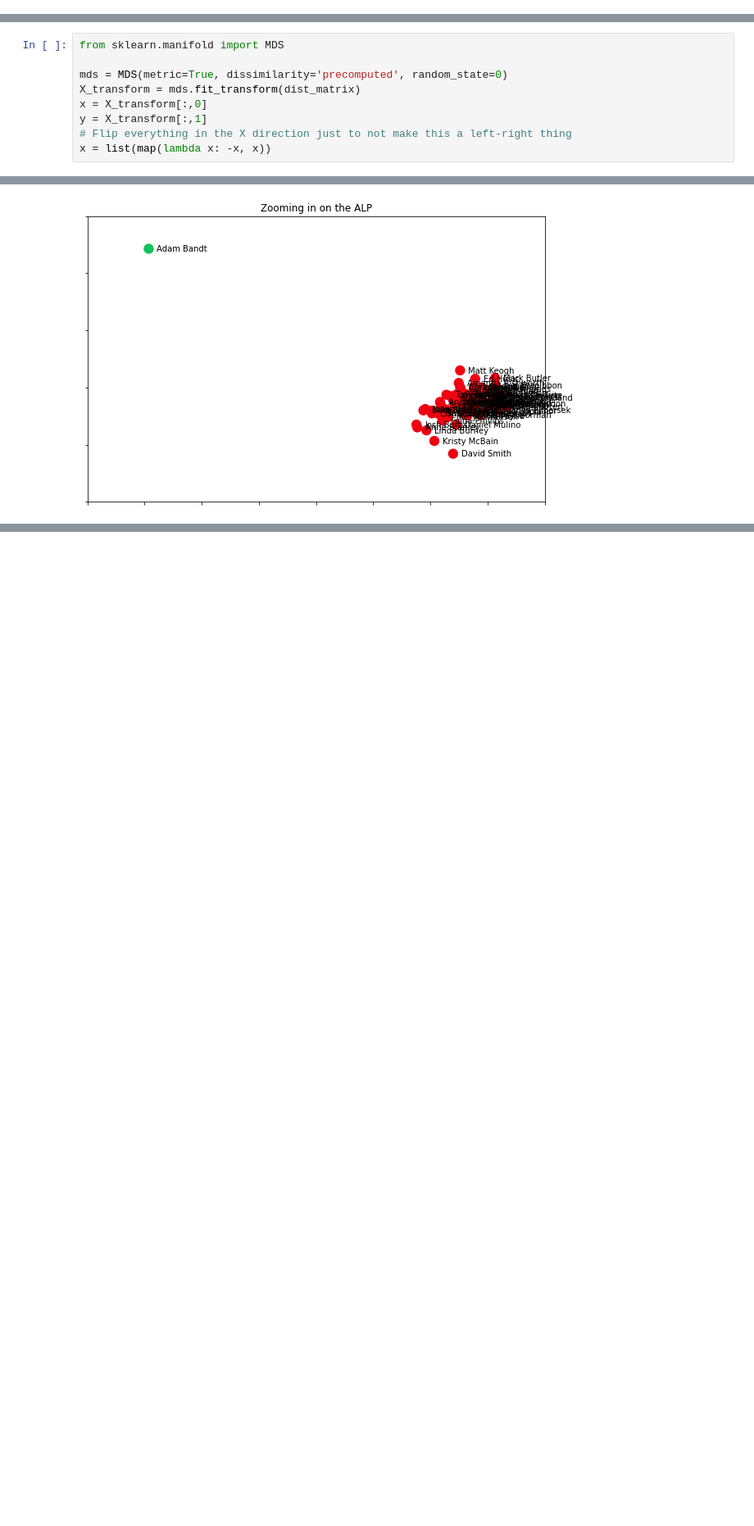
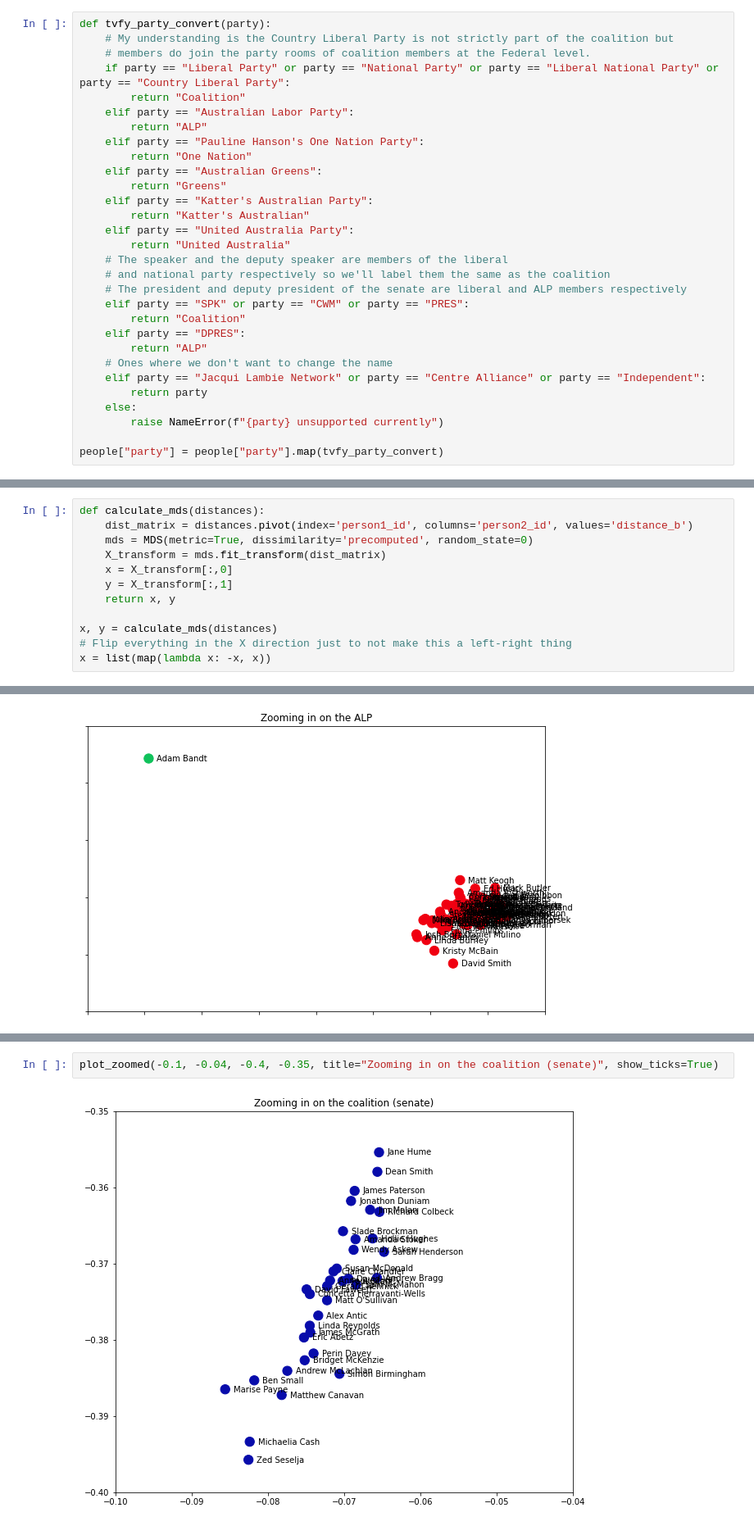
Before and after one commit to openaustralia/visualise-votes-mds, a Jupyter notebook: notebook.ipynb, the cells around one changed output, grey strips where cells are left out. Shown: that part at 82% size. Cells and saved outputs as stored; diff of their text form; blank space fills up the shorter version.

```diff
--- a/notebook.ipynb
+++ b/notebook.ipynb
@@ -65,0 +55,30 @@ people
+# %%
+def tvfy_party_convert(party):
+    # My understanding is the Country Liberal Party is not strictly part of the coalition but
+    # members do join the party rooms of coalition members at the Federal level.
+    if party == "Liberal Party" or party == "National Party" or party == "Liberal National Party" or party == "Country Liberal Party":
+        return "Coalition"
+    elif party == "Australian Labor Party":
+        return "ALP"
+    elif party == "Pauline Hanson's One Nation Party":
+        return "One Nation"
+    elif party == "Australian Greens":
+        return "Greens"
+    elif party == "Katter's Australian Party":
+        return "Katter's Australian"
+    elif party == "United Australia Party":
+        return "United Australia"
+    # The speaker and the deputy speaker are members of the liberal
+    # and national party respectively so we'll label them the same as the coalition
+    # The president and deputy president of the senate are liberal and ALP members respectively
+    elif party == "SPK" or party == "CWM" or party == "PRES":
+        return "Coalition"
+    elif party == "DPRES":
+        return "ALP"
+    # Ones where we don't want to change the name
+    elif party == "Jacqui Lambie Network" or party == "Centre Alliance" or party == "Independent":
+        return party
+    else:
+        raise NameError(f"{party} unsupported currently")
+
+people["party"] = people["party"].map(tvfy_party_convert)
@@ -88,10 +93,13 @@ Now that we have a matrix of the distances we can plug that into the metric MDS
 # %%
-from sklearn.manifold import MDS
+def calculate_mds(distances):
+    dist_matrix = distances.pivot(index='person1_id', columns='person2_id', values='distance_b')
+    mds = MDS(metric=True, dissimilarity='precomputed', random_state=0)
+    X_transform = mds.fit_transform(dist_matrix)
+    x = X_transform[:,0]
+    y = X_transform[:,1]
+    return x, y
 
-mds = MDS(metric=True, dissimilarity='precomputed', random_state=0)
-X_transform = mds.fit_transform(dist_matrix)
-x = X_transform[:,0]
-y = X_transform[:,1]
+x, y = calculate_mds(distances)
 # Flip everything in the X direction just to not make this a left-right thing
 x = list(map(lambda x: -x, x))
 # %% [markdown]
@@ -194,0 +342,4 @@ plot_zoomed(0.463, 0.473, 0.218, 0.227, title="Zooming in on the ALP more")
+# %%
+plot_zoomed(-0.1, -0.04, -0.4, -0.35, title="Zooming in on the coalition (senate)", show_ticks=True)
+# %% [output]
+[figure, added]
```
Also changed, not shown: parts of 32 cells of this notebook.
